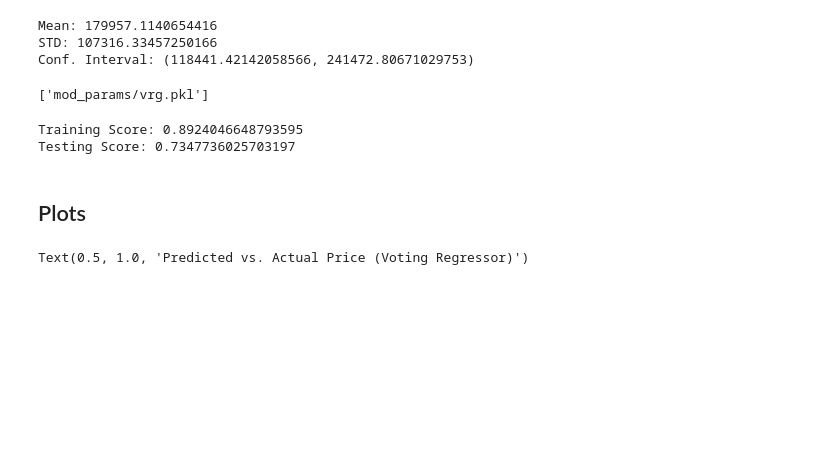
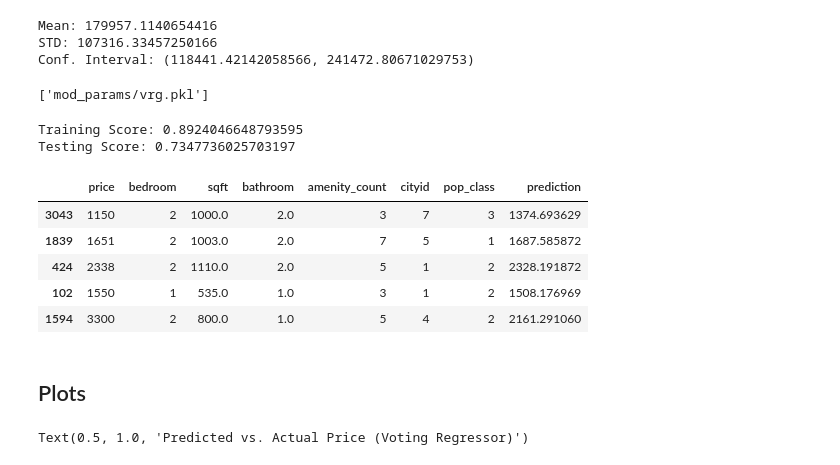
Before and after one commit to icycake7/main, a Jupyter notebook: First Segment Rubric - ML/Voting_Regressor/Weighted_Voting_Reg_With_City.ipynb, the cells around one changed output. Drawn from its saved outputs; the diff is of its cells as text; code cells hidden in the pictures; blank space fills up the shorter version.

```diff
--- a/First Segment Rubric - ML/Voting_Regressor/Weighted_Voting_Reg_With_City.ipynb
+++ b/First Segment Rubric - ML/Voting_Regressor/Weighted_Voting_Reg_With_City.ipynb
@@ -846,6 +846,18 @@ print(f'Testing Score: {vrg.score(X_test_scaled, y_test)}')
 # %% [output]
 Training Score: 0.8924046648793595
 Testing Score: 0.7347736025703197
+# %%
+results_df = all_test.copy()
+results_df['prediction'] = vrg.predict(X_test_scaled)
+results_df.to_csv('vrg_usinig_city_results.csv',index=False)
+results_df.head()
+# %% [output]
+|  | price | bedroom | sqft | bathroom | amenity_count | cityid | pop_class | prediction |
+| 3043 | 1150 | 2 | 1000.0 | 2.0 | 3 | 7 | 3 | 1374.693629 |
+| 1839 | 1651 | 2 | 1003.0 | 2.0 | 7 | 5 | 1 | 1687.585872 |
+| 424 | 2338 | 2 | 1110.0 | 2.0 | 5 | 1 | 2 | 2328.191872 |
+| 102 | 1550 | 1 | 535.0 | 1.0 | 3 | 1 | 2 | 1508.176969 |
+| 1594 | 3300 | 2 | 800.0 | 1.0 | 5 | 4 | 2 | 2161.291060 |
 # %% [markdown]
 ## Plots
 # %%
```
